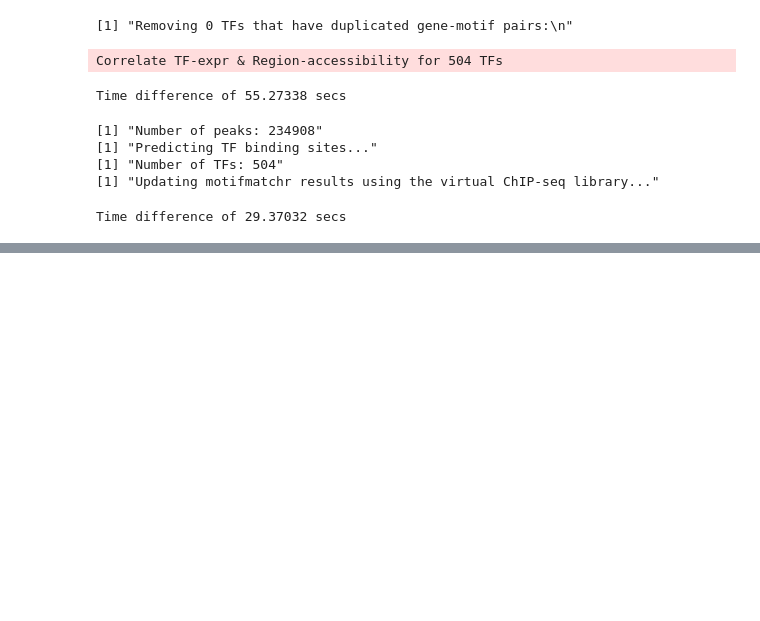
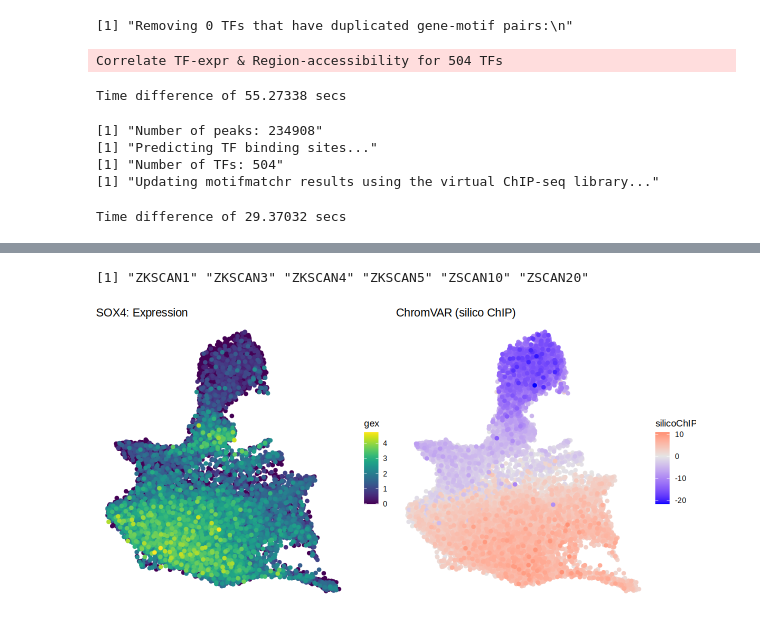
Before and after one commit to BartTheeuwes/CambridgeHPC, a Jupyter notebook: atlasses/Kats_atlas/insilicoChIP.ipynb, the cells around one changed output, grey strips where cells are left out. Drawn from its saved outputs; the diff is of its cells as text; code cells hidden in the pictures; blank space fills up the shorter version.

```diff
--- a/atlasses/Kats_atlas/insilicoChIP.ipynb
+++ b/atlasses/Kats_atlas/insilicoChIP.ipynb
@@ -616,0 +690,2 @@ saveRDS(motifmatcher_chip.se$motifmatcher_chip.se, file.path(io$outdir, 'vitro_p
+# %%
+chromvar_deviations.se = readRDS(file.path(io$outdir, 'silicoChIP_cisbp_chromVAR.rds'))
@@ -616,0 +704,4 @@ saveRDS(motifmatcher_chip.se$motifmatcher_chip.se, file.path(io$outdir, 'vitro_p
+# %%
+rna.sce = logNormCounts(rna.sce)
+# %%
+chromvar_deviations.se = chromvar_deviations.se[, meta3$cell_archr]
@@ -616,0 +740,29 @@ saveRDS(motifmatcher_chip.se$motifmatcher_chip.se, file.path(io$outdir, 'vitro_p
+# %%
+plot_umap = function(TF){
+    tmp = meta3 %>%
+        .[, gex := as.vector(logcounts(rna.sce[str_to_title(TF), cell_archr]))] %>%
+        .[, silicoChIP := as.vector(chromvar_deviations.se[TF, cell_archr]@assays@data$z)]
+
+    p1 = ggplot(tmp[order(gex)], aes(UMAP_1, UMAP_2, color = gex)) +
+        geom_point() +
+        viridis::scale_color_viridis() +
+        ggtitle(paste0(TF,': Expression')) +
+        theme_void()
+
+    p2 = ggplot(tmp[order(abs(silicoChIP))], aes(UMAP_1, UMAP_2, color = silicoChIP)) +
+        geom_point() +
+        scale_color_gradient2(low = 'blue', mid = 'grey90', high = 'red') +
+        ggtitle('ChromVAR (silico ChIP)') +
+        theme_void()
+
+    return(ggarrange(p1, p2, align = 'hv'))
+}
+# %%
+tail(rownames(chromvar_deviations.se))
+# %% [output]
+[1] "ZKSCAN1" "ZKSCAN3" "ZKSCAN4" "ZKSCAN5" "ZSCAN10" "ZSCAN20"
+# %%
+options(repr.plot.width = 10, repr.plot.height = 5)
+plot_umap('SOX4')
+# %% [output]
+[figure, added]
```
Also changed, not shown: parts of 15 cells of this notebook, 55 other files.
